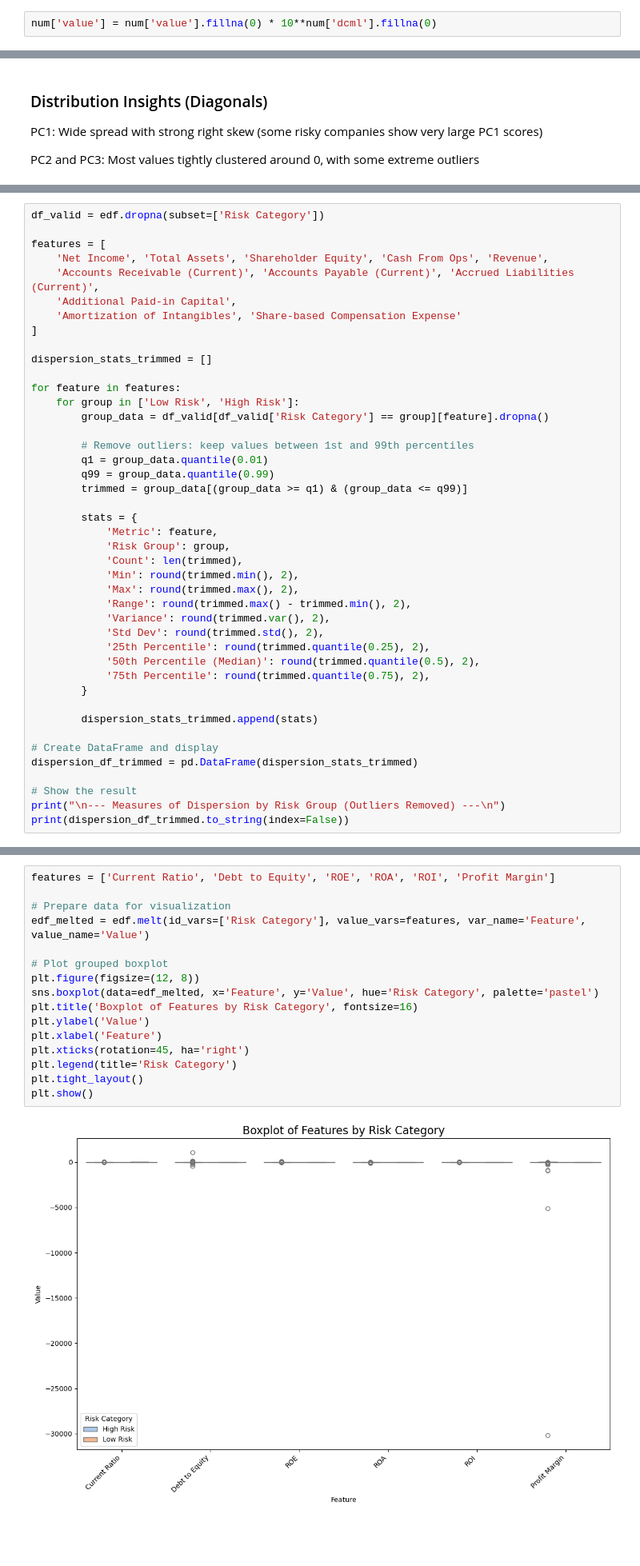
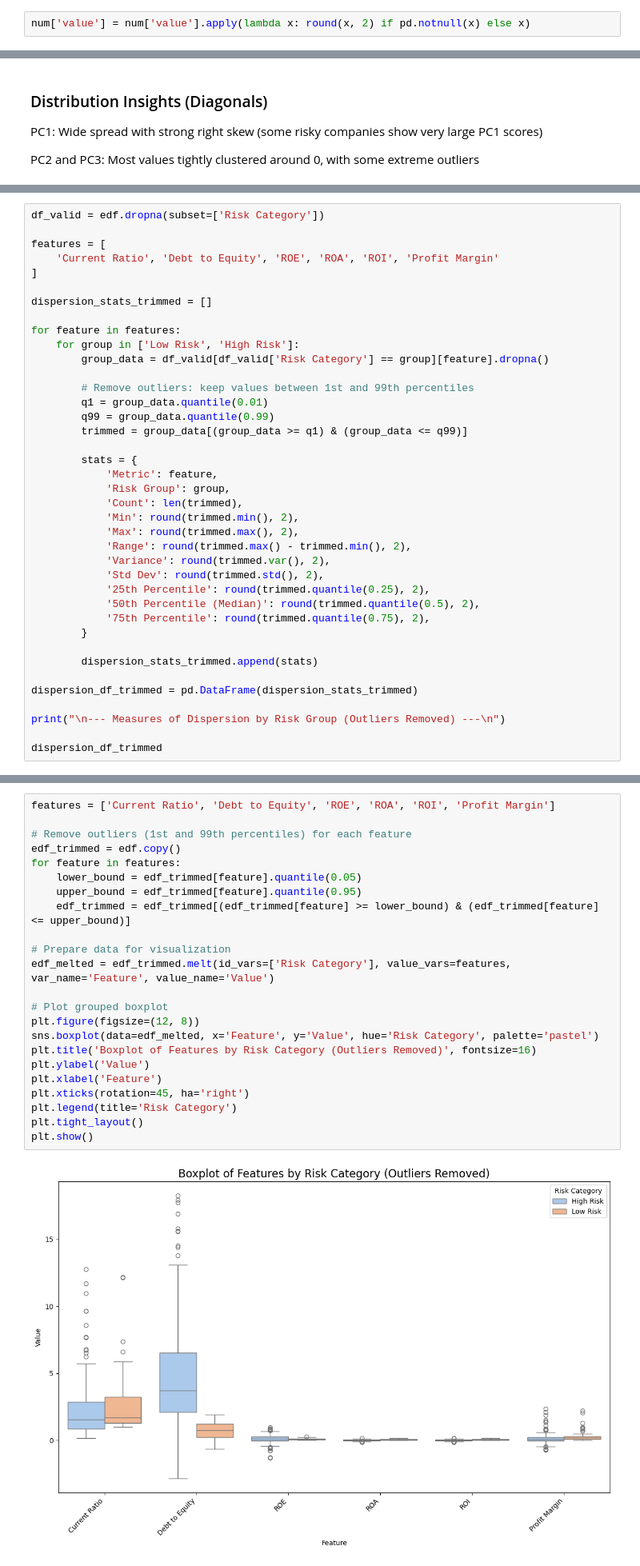
Before and after one commit to NataliaStekolnikova/credit-analysis-dashboard, a Jupyter notebook: notebooks/extracting-financial-10-k-reports-via-sec-edgar-db.ipynb, the cells around one changed output, grey strips where cells are left out. Shown at 80% size. Drawn from its saved outputs; the diff is of its cells as text; blank space fills up the shorter version.

```diff
--- a/notebooks/extracting-financial-10-k-reports-via-sec-edgar-db.ipynb
+++ b/notebooks/extracting-financial-10-k-reports-via-sec-edgar-db.ipynb
@@ -272,8 +241,8 @@ num.describe()
 | 50% | 2.022123e+07 | 0.000000e+00 | 0.000000e+00 | 4.181603e+06 | 0.000000e+00 | 1.000000e+00 | 0.000000e+00 | 0.000000e+00 | -3.000000e+00 |
 | 75% | 2.023123e+07 | 4.000000e+00 | 0.000000e+00 | 9.900000e+07 | 0.000000e+00 | 2.000000e+00 | 1.095891e-02 | 0.000000e+00 | -3.000000e+00 |
 | max | 2.923093e+07 | 1.280000e+02 | 6.500000e+01 | 4.244000e+17 | 2.121900e+04 | 9.000000e+00 | 4.986310e-01 | 1.500000e+01 | 3.276700e+04 |
-# %%
-num['value'] = num['value'].fillna(0) * 10**num['dcml'].fillna(0)
+# %%
+num['value'] = num['value'].apply(lambda x: round(x, 2) if pd.notnull(x) else x)
 # %%
 num.head(5)
 # %% [output]
@@ -1279,10 +1305,7 @@ For each metric and risk group, the following statistics are reported:
 df_valid = edf.dropna(subset=['Risk Category'])
 
 features = [
-    'Net Income', 'Total Assets', 'Shareholder Equity', 'Cash From Ops', 'Revenue',
-    'Accounts Receivable (Current)', 'Accounts Payable (Current)', 'Accrued Liabilities (Current)',
-    'Additional Paid-in Capital',
-    'Amortization of Intangibles', 'Share-based Compensation Expense'
+    'Current Ratio', 'Debt to Equity', 'ROE', 'ROA', 'ROI', 'Profit Margin'
 ]
 
 dispersion_stats_trimmed = []
@@ -1312,11 +1335,10 @@ for feature in features:
 
         dispersion_stats_trimmed.append(stats)
 
-# Create DataFrame and display
 dispersion_df_trimmed = pd.DataFrame(dispersion_stats_trimmed)
 
-# Show the result
 print("\n--- Measures of Dispersion by Risk Group (Outliers Removed) ---\n")
-print(dispersion_df_trimmed.to_string(index=False))
+
+dispersion_df_trimmed
 # %% [output]
 --- Measures of Dispersion by Risk Group (Outliers Removed) ---
@@ -1395,18 +1430,25 @@ This visualization script reshapes the dataset and creates a grouped boxplot to
 # %%
 features = ['Current Ratio', 'Debt to Equity', 'ROE', 'ROA', 'ROI', 'Profit Margin']
 
+# Remove outliers (1st and 99th percentiles) for each feature
+edf_trimmed = edf.copy()
+for feature in features:
+    lower_bound = edf_trimmed[feature].quantile(0.05)
+    upper_bound = edf_trimmed[feature].quantile(0.95)
+    edf_trimmed = edf_trimmed[(edf_trimmed[feature] >= lower_bound) & (edf_trimmed[feature] <= upper_bound)]
+
 # Prepare data for visualization
-edf_melted = edf.melt(id_vars=['Risk Category'], value_vars=features, var_name='Feature', value_name='Value')
+edf_melted = edf_trimmed.melt(id_vars=['Risk Category'], value_vars=features, var_name='Feature', value_name='Value')
 
 # Plot grouped boxplot
 plt.figure(figsize=(12, 8))
 sns.boxplot(data=edf_melted, x='Feature', y='Value', hue='Risk Category', palette='pastel')
-plt.title('Boxplot of Features by Risk Category', fontsize=16)
+plt.title('Boxplot of Features by Risk Category (Outliers Removed)', fontsize=16)
 plt.ylabel('Value')
 plt.xlabel('Feature')
 plt.xticks(rotation=45, ha='right')
 plt.legend(title='Risk Category')
 plt.tight_layout()
 plt.show()
 # %% [output]
-[figure, old version]
+[figure, new version]
```
Also changed, not shown: parts of 65 cells of this notebook, 1 other file.
